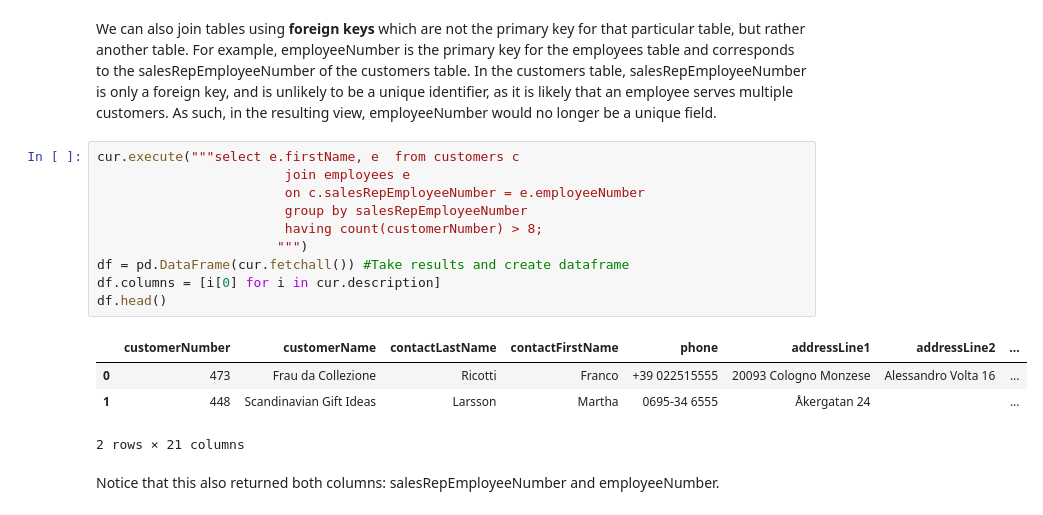
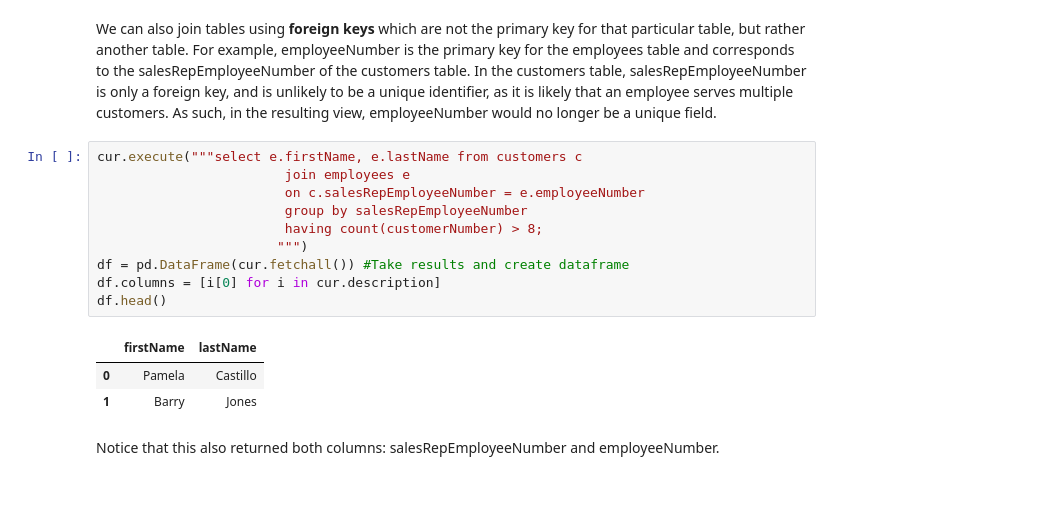
Before and after one commit to Botafogo1894/dsc-1-05-10-join-statements-nyc-career-ds-102218, a Jupyter notebook: index.ipynb, the cells around one changed output. Drawn from its saved outputs; the diff is of its cells as text.

```diff
--- a/index.ipynb
+++ b/index.ipynb
@@ -159,20 +159,19 @@ Another important consideration when performing joins is to think more about the
 # %% [markdown]
 We can also join tables using **foreign keys** which are not the primary key for that particular table, but rather another table. For example, employeeNumber is the primary key for the employees table and corresponds to the salesRepEmployeeNumber of the customers table. In the customers table, salesRepEmployeeNumber is only a foreign key, and is unlikely to be a unique identifier, as it is likely that an employee serves multiple customers. As such, in the resulting view, employeeNumber would no longer be a unique field.
 # %%
-cur.execute("""select e.firstName, e  from customers c
+cur.execute("""select e.firstName, e.lastName from customers c
                         join employees e
                         on c.salesRepEmployeeNumber = e.employeeNumber
                         group by salesRepEmployeeNumber
                         having count(customerNumber) > 8;
                        """)
 df = pd.DataFrame(cur.fetchall()) #Take results and create dataframe
 df.columns = [i[0] for i in cur.description]
 df.head()
 # %% [output]
-|  | customerNumber | customerName | contactLastName | contactFirstName | phone | addressLine1 | addressLine2 | ... |
-| 0 | 473 | Frau da Collezione | Ricotti | Franco | +39 022515555 | 20093 Cologno Monzese | Alessandro Volta 16 | ... |
-| 1 | 448 | Scandinavian Gift Ideas | Larsson | Martha | 0695-34 6555 | Åkergatan 24 |  | ... |
+|  | firstName | lastName |
+| 0 | Pamela | Castillo |
+| 1 | Barry | Jones |
-2 rows × 21 columns
 # %% [markdown]
 Notice that this also returned both columns: salesRepEmployeeNumber and employeeNumber.
 # %% [markdown]
```
